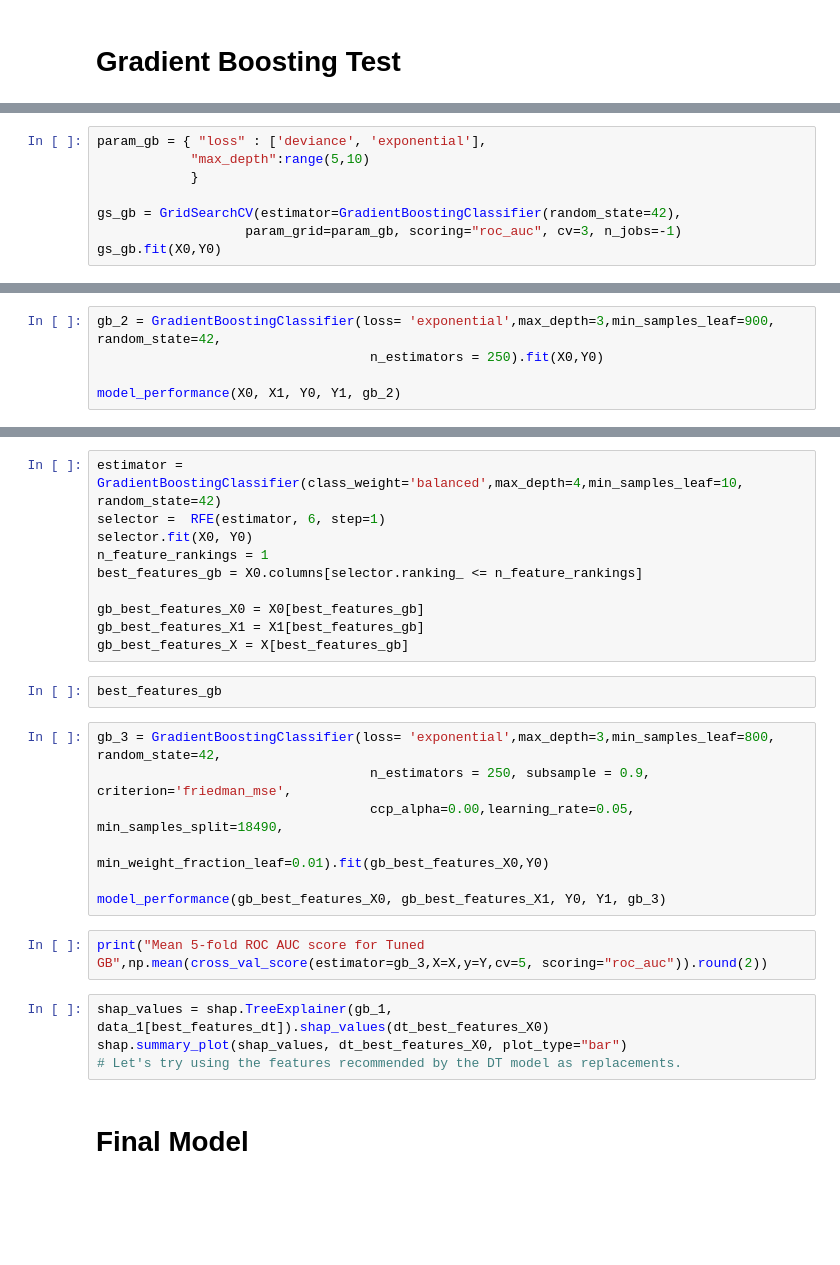
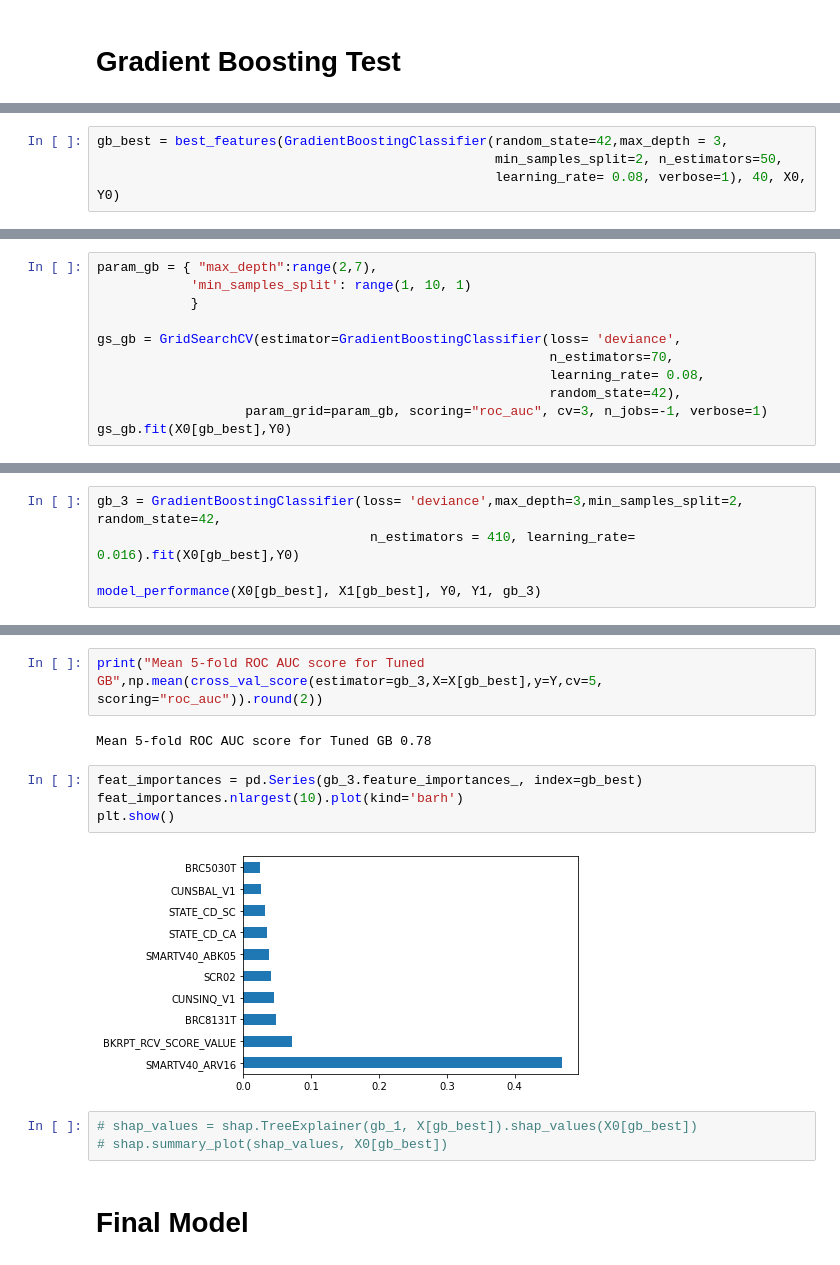
Before and after one commit to vlad-yeghiazaryan/BA_Group_Project_Sample_Data_Analysis, a Jupyter notebook: Group_Project_Sample_Data_Analysis.ipynb, the cells around one changed output, grey strips where cells are left out. Drawn from its saved outputs; the diff is of its cells as text; blank space fills up the shorter version.

```diff
--- a/Group_Project_Sample_Data_Analysis.ipynb
+++ b/Group_Project_Sample_Data_Analysis.ipynb
@@ -915,0 +944,4 @@ shap.summary_plot(shap_values, X0[rf_best])
+# %%
+gb_best = best_features(GradientBoostingClassifier(random_state=42,max_depth = 3,
+                                                   min_samples_split=2, n_estimators=50,
+                                                   learning_rate= 0.08, verbose=1), 40, X0, Y0)
@@ -923,8 +997,11 @@ model_performance(X0, X1, Y0, Y1, gb_1)
 # %%
-param_gb = { "loss" : ['deviance', 'exponential'],
-            "max_depth":range(5,10)
+param_gb = { "max_depth":range(2,7),
+            'min_samples_split': range(1, 10, 1)
             }
 
-gs_gb = GridSearchCV(estimator=GradientBoostingClassifier(random_state=42),
-                   param_grid=param_gb, scoring="roc_auc", cv=3, n_jobs=-1)
-gs_gb.fit(X0,Y0)
+gs_gb = GridSearchCV(estimator=GradientBoostingClassifier(loss= 'deviance',
+                                                          n_estimators=70,
+                                                          learning_rate= 0.08,
+                                                          random_state=42),
+                   param_grid=param_gb, scoring="roc_auc", cv=3, n_jobs=-1, verbose=1)
+gs_gb.fit(X0[gb_best],Y0)
@@ -933,5 +1034,5 @@ gs_gb.best_params_
 # %%
-gb_2 = GradientBoostingClassifier(loss= 'exponential',max_depth=3,min_samples_leaf=900, random_state=42,
-                                   n_estimators = 250).fit(X0,Y0)
+gb_3 = GradientBoostingClassifier(loss= 'deviance',max_depth=3,min_samples_split=2, random_state=42,
+                                   n_estimators = 410, learning_rate= 0.016).fit(X0[gb_best],Y0)
 
-model_performance(X0, X1, Y0, Y1, gb_2)
+model_performance(X0[gb_best], X1[gb_best], Y0, Y1, gb_3)
@@ -938,27 +1057,15 @@ model_performance(X0, X1, Y0, Y1, gb_2)
-# %%
-estimator = GradientBoostingClassifier(class_weight='balanced',max_depth=4,min_samples_leaf=10, random_state=42)
-selector =  RFE(estimator, 6, step=1)
-selector.fit(X0, Y0)
-n_feature_rankings = 1
-best_features_gb = X0.columns[selector.ranking_ <= n_feature_rankings]
-
-gb_best_features_X0 = X0[best_features_gb]
-gb_best_features_X1 = X1[best_features_gb]
-gb_best_features_X = X[best_features_gb]
-# %%
-best_features_gb
-# %%
-gb_3 = GradientBoostingClassifier(loss= 'exponential',max_depth=3,min_samples_leaf=800, random_state=42,
-                                   n_estimators = 250, subsample = 0.9, criterion='friedman_mse',
-                                   ccp_alpha=0.00,learning_rate=0.05, min_samples_split=18490,
-                                   min_weight_fraction_leaf=0.01).fit(gb_best_features_X0,Y0)
-
-model_performance(gb_best_features_X0, gb_best_features_X1, Y0, Y1, gb_3)
 # %%
-print("Mean 5-fold ROC AUC score for Tuned GB",np.mean(cross_val_score(estimator=gb_3,X=X,y=Y,cv=5, scoring="roc_auc")).round(2))
+print("Mean 5-fold ROC AUC score for Tuned GB",np.mean(cross_val_score(estimator=gb_3,X=X[gb_best],y=Y,cv=5, scoring="roc_auc")).round(2))
+# %% [output]
+Mean 5-fold ROC AUC score for Tuned GB 0.78
-# %%
-shap_values = shap.TreeExplainer(gb_1, data_1[best_features_dt]).shap_values(dt_best_features_X0)
-shap.summary_plot(shap_values, dt_best_features_X0, plot_type="bar")
-# Let's try using the features recommended by the DT model as replacements.
+# %%
+feat_importances = pd.Series(gb_3.feature_importances_, index=gb_best)
+feat_importances.nlargest(10).plot(kind='barh')
+plt.show()
+# %% [output]
+[figure, added]
+# %%
+# shap_values = shap.TreeExplainer(gb_1, X[gb_best]).shap_values(X0[gb_best])
+# shap.summary_plot(shap_values, X0[gb_best])
 # %% [markdown]
 # **Final Model**
```
Also changed, not shown: parts of 25 cells of this notebook.
